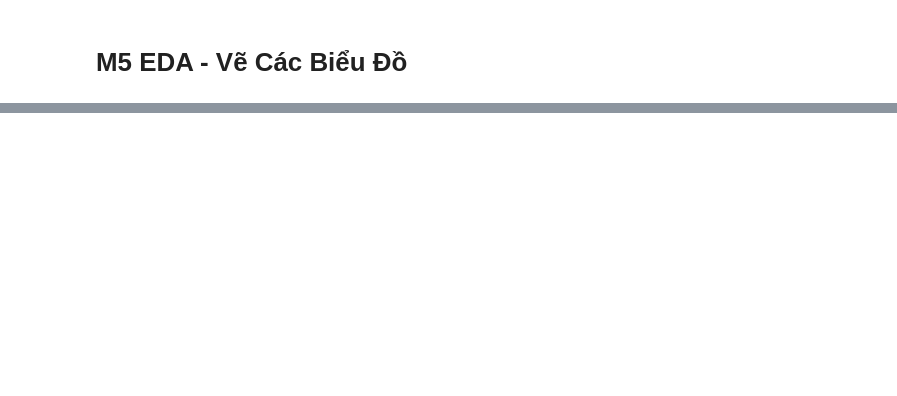
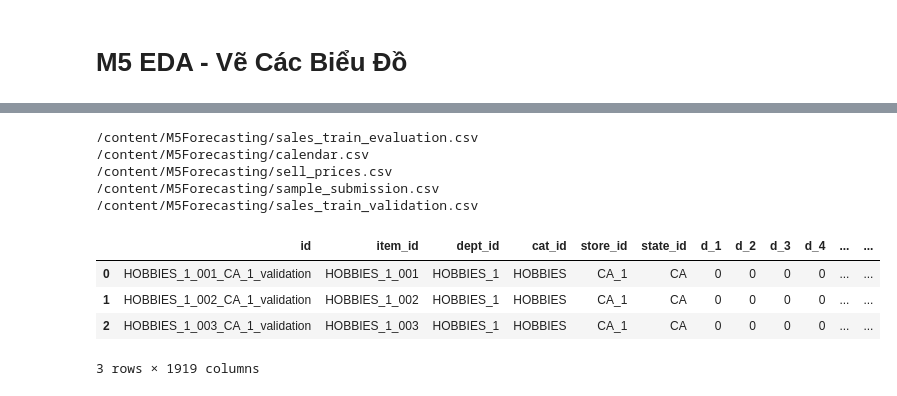
Before and after one commit to HienNguyenMinh/PythonAssignment, a Jupyter notebook: BaiTap2.ipynb, the cells around one changed output, grey strips where cells are left out. Cells and saved outputs as stored; diff of their text form; code cells hidden in the pictures; blank space fills up the shorter version.

```diff
--- a/BaiTap2.ipynb
+++ b/BaiTap2.ipynb
@@ -11,12 +33,16 @@
 # %%
 # Import các thư viện cần thiết
-
 import numpy as np # linear algebra
 import pandas as pd # data processing, CSV file I/O (e.g. pd.read_csv)
 
 # Kiểm tra các file dữ liệu *.csv được tải về Colab thông qua việc duyệt cây thư mục vừa được tải về Colab và in ra đường dẫn các file dữ liệu:
-
 import os
-for dirname, _, filenames in os.walk('/kaggle/input'):
+for dirname, _, filenames in os.walk('/content/M5Forecasting'):
     for filename in filenames:
         print(os.path.join(dirname, filename))
+# %% [output]
+/content/M5Forecasting/sales_train_evaluation.csv
+/content/M5Forecasting/calendar.csv
+/content/M5Forecasting/sell_prices.csv
+/content/M5Forecasting/sample_submission.csv
+/content/M5Forecasting/sales_train_validation.csv
@@ -22,0 +54,9 @@ for dirname, _, filenames in os.walk('/kaggle/input'):
+# %%
+#In 3 dòng dữ liệu đầu tiên trong dataframe
+sale2.head(3)
+# %% [output]
+|  | id | item_id | dept_id | cat_id | store_id | state_id | d_1 | d_2 | d_3 | d_4 | ... | ... |
+| 0 | HOBBIES_1_001_CA_1_validation | HOBBIES_1_001 | HOBBIES_1 | HOBBIES | CA_1 | CA | 0 | 0 | 0 | 0 | ... | ... |
+| 1 | HOBBIES_1_002_CA_1_validation | HOBBIES_1_002 | HOBBIES_1 | HOBBIES | CA_1 | CA | 0 | 0 | 0 | 0 | ... | ... |
+| 2 | HOBBIES_1_003_CA_1_validation | HOBBIES_1_003 | HOBBIES_1 | HOBBIES | CA_1 | CA | 0 | 0 | 0 | 0 | ... | ... |
+3 rows × 1919 columns
```
Also changed, not shown: parts of 8 cells of this notebook.
